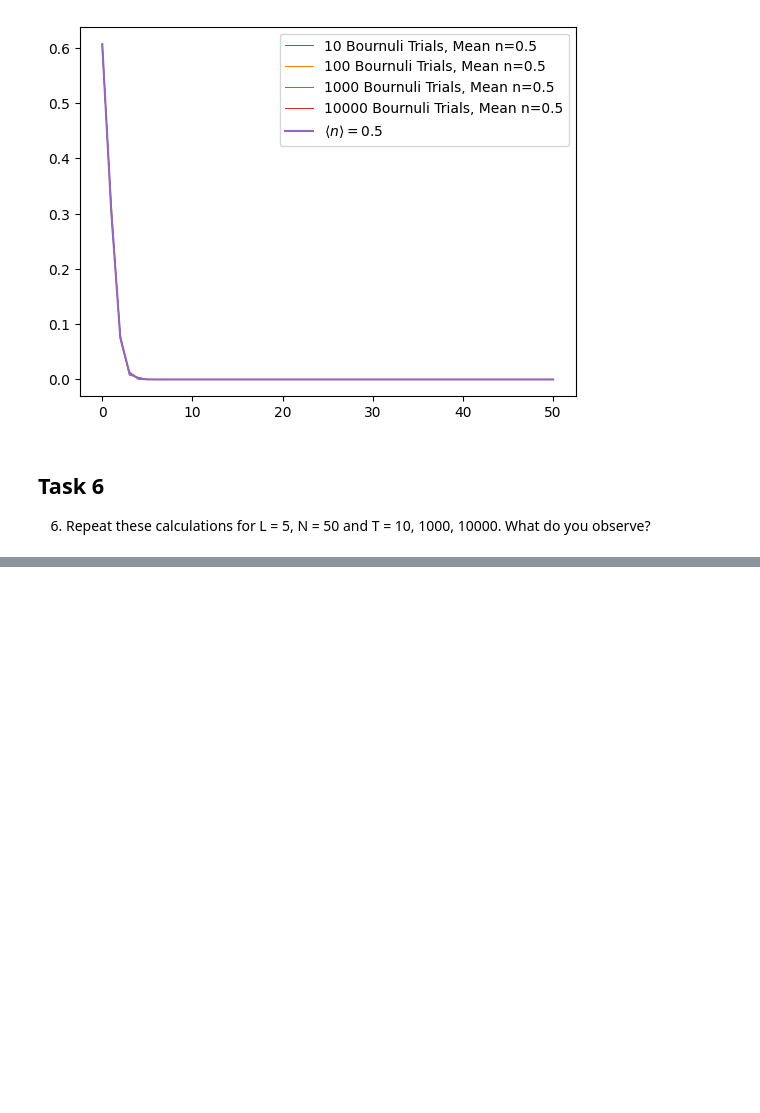
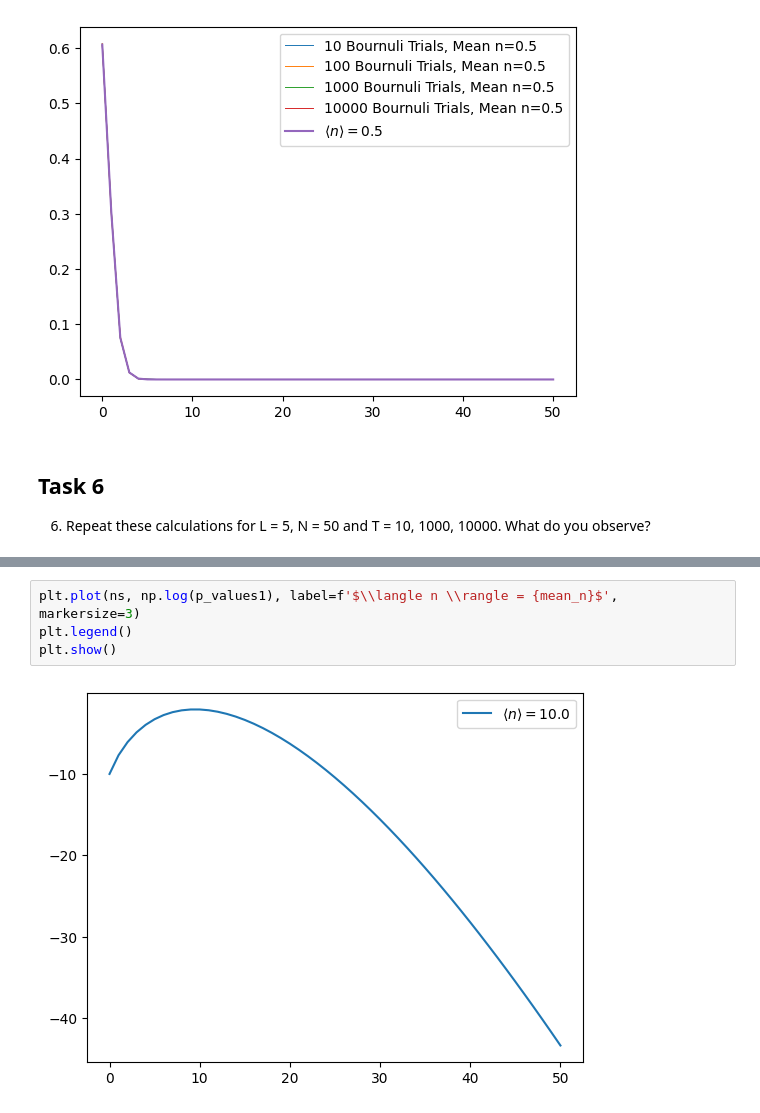
Before and after one commit to Matth3wc/Comp-Sim-Numerical-Methods, a Jupyter notebook: Part-1/Assignments/Comp_Sim_Assignment_4/MainScript.ipynb, the cells around one changed output, grey strips where cells are left out. Saved outputs shown, nothing was run; the diff lists cells and outputs as text; blank space fills up the shorter version.

```diff
--- a/Part-1/Assignments/Comp_Sim_Assignment_4/MainScript.ipynb
+++ b/Part-1/Assignments/Comp_Sim_Assignment_4/MainScript.ipynb
@@ -301,0 +302,6 @@ For T=10000: 2e-05
+# %%
+plt.plot(ns, np.log(p_values1), label=f'$\\langle n \\rangle = {mean_n}$', markersize=3)
+plt.legend()
+plt.show()
+# %% [output]
+[figure, added]
```
Also changed, not shown: parts of 3 cells of this notebook, 1 other file.
